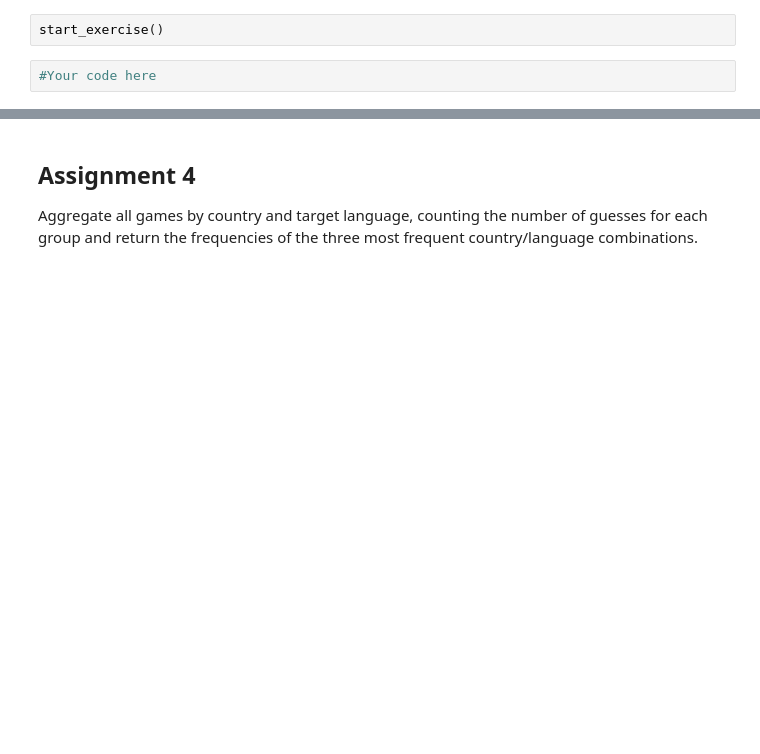
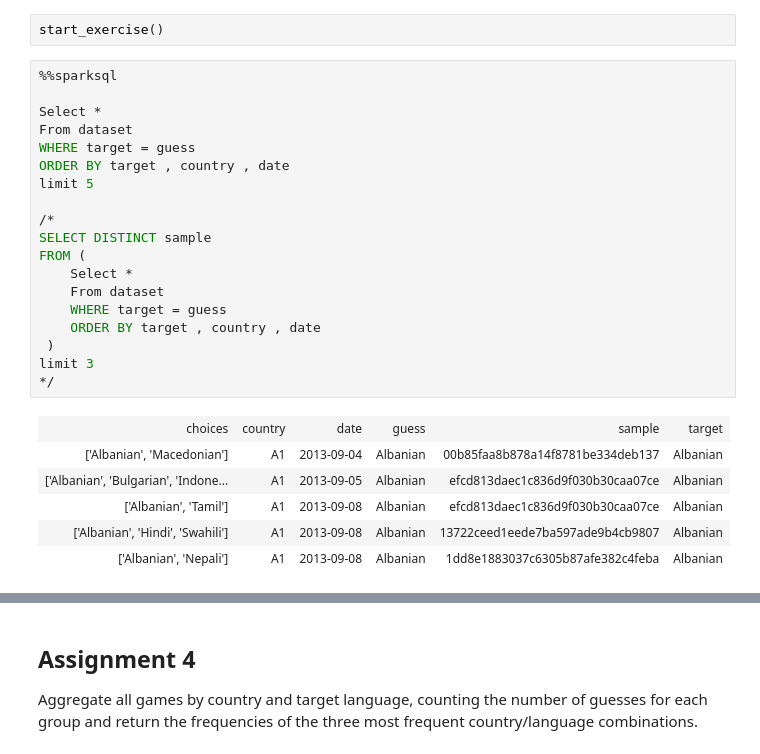
Before and after one commit to rainintime7/BIG_DATA, a Jupyter notebook: exercise09/Exercise09_DF_SparkSQL_Moodle.ipynb, the cells around one changed output, grey strips where cells are left out. Drawn from its saved outputs; the diff is of its cells as text; blank space fills up the shorter version.

```diff
--- a/exercise09/Exercise09_DF_SparkSQL_Moodle.ipynb
+++ b/exercise09/Exercise09_DF_SparkSQL_Moodle.ipynb
@@ -217,7 +354,31 @@ finish_exercise()
 Return the sample IDs (i.e., the *sample* field) of the top three games where the guessed language is correct (equal to the target one) ordered by language (ascending), then by country (ascending), then by date (ascending).
 # %%
 start_exercise()
-# %%
-#Your code here
+# %%
+%%sparksql
+
+Select *
+From dataset
+WHERE target = guess
+ORDER BY target , country , date
+limit 5
+
+/*
+SELECT DISTINCT sample
+FROM (
+    Select *
+    From dataset
+    WHERE target = guess
+    ORDER BY target , country , date
+ )
+limit 3
+*/
+# %% [output]
+| choices | country | date | guess | sample | target |
+| ['Albanian', 'Macedonian'] | A1 | 2013-09-04 | Albanian | 00b85faa8b878a14f8781be334deb137 | Albanian |
+| ['Albanian', 'Bulgarian', 'Indone... | A1 | 2013-09-05 | Albanian | efcd813daec1c836d9f030b30caa07ce | Albanian |
+| ['Albanian', 'Tamil'] | A1 | 2013-09-08 | Albanian | efcd813daec1c836d9f030b30caa07ce | Albanian |
+| ['Albanian', 'Hindi', 'Swahili'] | A1 | 2013-09-08 | Albanian | 13722ceed1eede7ba597ade9b4cb9807 | Albanian |
+| ['Albanian', 'Nepali'] | A1 | 2013-09-08 | Albanian | 1dd8e1883037c6305b87afe382c4feba | Albanian |
 # %%
 finish_exercise()
```
Also changed, not shown: parts of 39 cells of this notebook.
